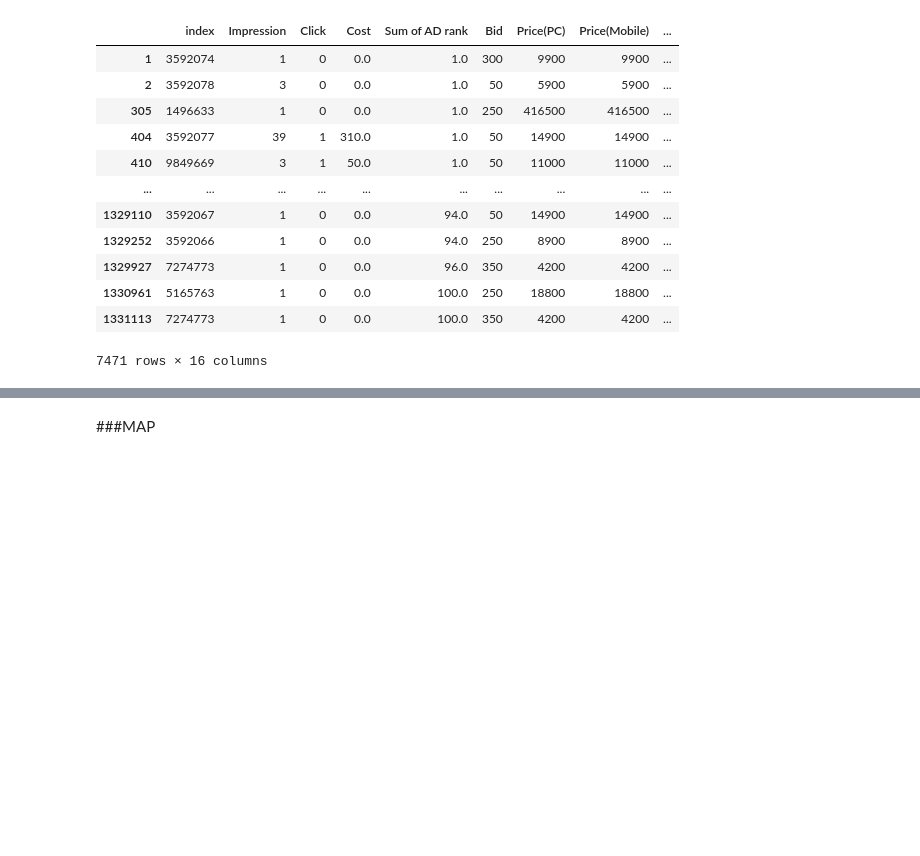
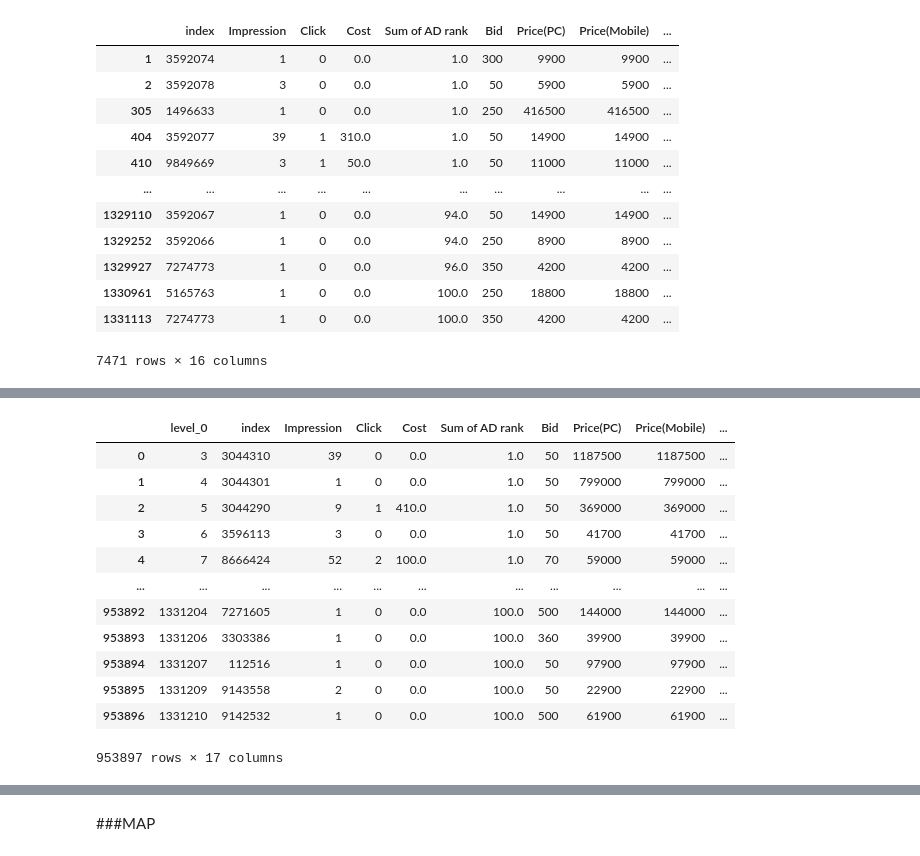
Before and after one commit to rapu34/A1_performance_factory_Aveners, a Jupyter notebook: 평가모델.ipynb, the cells around one changed output, grey strips where cells are left out. Drawn from its saved outputs; the diff is of its cells as text; code cells hidden in the pictures; blank space fills up the shorter version.

```diff
--- a/평가모델.ipynb
+++ b/평가모델.ipynb
@@ -339,0 +345,18 @@ cosmetic
+# %%
+furniture = bidding_rank[(bidding_rank['Category Name 1'] == '가구/인테리어')]
+furniture =furniture.reset_index()
+furniture
+# %% [output]
+|  | level_0 | index | Impression | Click | Cost | Sum of AD rank | Bid | Price(PC) | Price(Mobile) | ... |
+| 0 | 3 | 3044310 | 39 | 0 | 0.0 | 1.0 | 50 | 1187500 | 1187500 | ... |
+| 1 | 4 | 3044301 | 1 | 0 | 0.0 | 1.0 | 50 | 799000 | 799000 | ... |
+| 2 | 5 | 3044290 | 9 | 1 | 410.0 | 1.0 | 50 | 369000 | 369000 | ... |
+| 3 | 6 | 3596113 | 3 | 0 | 0.0 | 1.0 | 50 | 41700 | 41700 | ... |
+| 4 | 7 | 8666424 | 52 | 2 | 100.0 | 1.0 | 70 | 59000 | 59000 | ... |
+| ... | ... | ... | ... | ... | ... | ... | ... | ... | ... | ... |
+| 953892 | 1331204 | 7271605 | 1 | 0 | 0.0 | 100.0 | 500 | 144000 | 144000 | ... |
+| 953893 | 1331206 | 3303386 | 1 | 0 | 0.0 | 100.0 | 360 | 39900 | 39900 | ... |
+| 953894 | 1331207 | 112516 | 1 | 0 | 0.0 | 100.0 | 50 | 97900 | 97900 | ... |
+| 953895 | 1331209 | 9143558 | 2 | 0 | 0.0 | 100.0 | 50 | 22900 | 22900 | ... |
+| 953896 | 1331210 | 9142532 | 1 | 0 | 0.0 | 100.0 | 500 | 61900 | 61900 | ... |
+953897 rows × 17 columns
```
Also changed, not shown: parts of 69 cells of this notebook.
